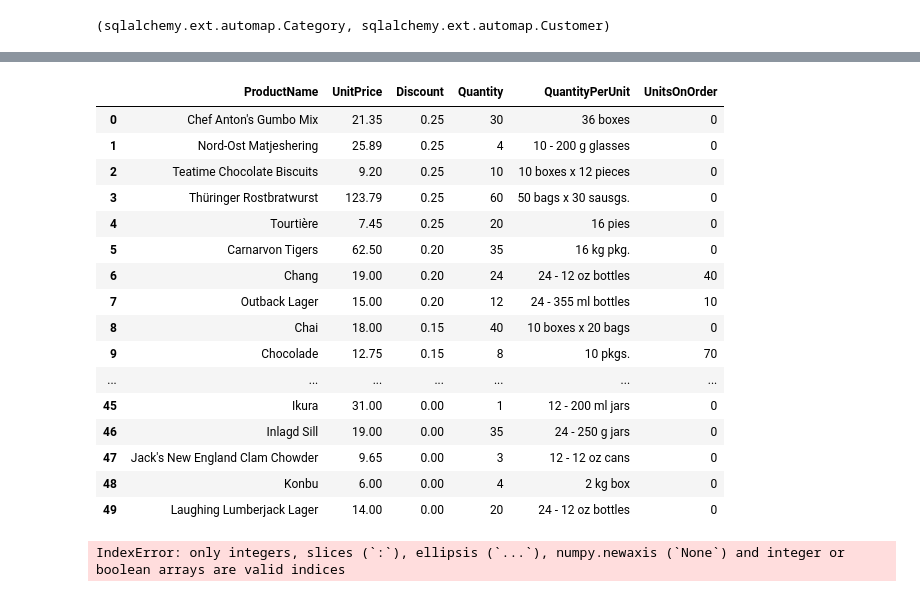
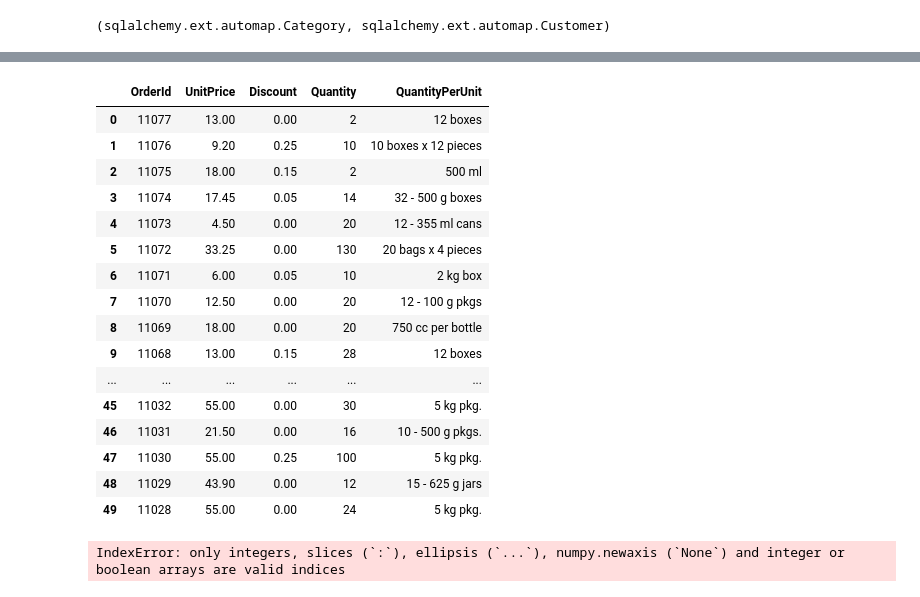
Before and after one commit to pawoody/dsc-2-final-project-online-ds-ft-041519, a Jupyter notebook: Mod 2 Project.ipynb, the cells around one changed output, grey strips where cells are left out. Saved outputs shown, nothing was run; the diff lists cells and outputs as text; code cells hidden in the pictures.

```diff
--- a/Mod 2 Project.ipynb
+++ b/Mod 2 Project.ipynb
@@ -1090,10 +1463,10 @@ Product Name: Lakkalikööri
 Product Name: Original Frankfurter grüne Soße
  Category Name: Condiments
 # %%
-df_discounts = pd.read_sql_query("""SELECT p.ProductName, o.UnitPrice, o.Discount, o.Quantity, p.QuantityPerUnit, p.UnitsonOrder FROM [OrderDetail] o \
+df_discounts = pd.read_sql_query("""SELECT o.OrderId, o.UnitPrice, o.Discount, o.Quantity, p.QuantityPerUnit FROM [OrderDetail] o \
                     INNER JOIN Product p on o.ProductId = p.ID
-                    GROUP BY p.ProductName
-                    ORDER BY o.Discount DESC;""", engine)
+                    GROUP BY o.OrderId
+                    ORDER BY o.OrderId DESC;""", engine)
 
 df_discounts.head(50)
 # %% [output]
@@ -1104,20 +1477,20 @@ df_discounts.head(50)
-|  | ProductName | UnitPrice | Discount | Quantity | QuantityPerUnit | UnitsOnOrder |
-| 0 | Chef Anton's Gumbo Mix | 21.35 | 0.25 | 30 | 36 boxes | 0 |
-| 1 | Nord-Ost Matjeshering | 25.89 | 0.25 | 4 | 10 - 200 g glasses | 0 |
-| 2 | Teatime Chocolate Biscuits | 9.20 | 0.25 | 10 | 10 boxes x 12 pieces | 0 |
-| 3 | Thüringer Rostbratwurst | 123.79 | 0.25 | 60 | 50 bags x 30 sausgs. | 0 |
-| 4 | Tourtière | 7.45 | 0.25 | 20 | 16 pies | 0 |
-| 5 | Carnarvon Tigers | 62.50 | 0.20 | 35 | 16 kg pkg. | 0 |
-| 6 | Chang | 19.00 | 0.20 | 24 | 24 - 12 oz bottles | 40 |
-| 7 | Outback Lager | 15.00 | 0.20 | 12 | 24 - 355 ml bottles | 10 |
-| 8 | Chai | 18.00 | 0.15 | 40 | 10 boxes x 20 bags | 0 |
-| 9 | Chocolade | 12.75 | 0.15 | 8 | 10 pkgs. | 70 |
-| ... | ... | ... | ... | ... | ... | ... |
-| 45 | Ikura | 31.00 | 0.00 | 1 | 12 - 200 ml jars | 0 |
-| 46 | Inlagd Sill | 19.00 | 0.00 | 35 | 24 - 250 g jars | 0 |
-| 47 | Jack's New England Clam Chowder | 9.65 | 0.00 | 3 | 12 - 12 oz cans | 0 |
-| 48 | Konbu | 6.00 | 0.00 | 4 | 2 kg box | 0 |
-| 49 | Laughing Lumberjack Lager | 14.00 | 0.00 | 20 | 24 - 12 oz bottles | 0 |
+|  | OrderId | UnitPrice | Discount | Quantity | QuantityPerUnit |
+| 0 | 11077 | 13.00 | 0.00 | 2 | 12 boxes |
+| 1 | 11076 | 9.20 | 0.25 | 10 | 10 boxes x 12 pieces |
+| 2 | 11075 | 18.00 | 0.15 | 2 | 500 ml |
+| 3 | 11074 | 17.45 | 0.05 | 14 | 32 - 500 g boxes |
+| 4 | 11073 | 4.50 | 0.00 | 20 | 12 - 355 ml cans |
+| 5 | 11072 | 33.25 | 0.00 | 130 | 20 bags x 4 pieces |
+| 6 | 11071 | 6.00 | 0.05 | 10 | 2 kg box |
+| 7 | 11070 | 12.50 | 0.00 | 20 | 12 - 100 g pkgs |
+| 8 | 11069 | 18.00 | 0.00 | 20 | 750 cc per bottle |
+| 9 | 11068 | 13.00 | 0.15 | 28 | 12 boxes |
+| ... | ... | ... | ... | ... | ... |
+| 45 | 11032 | 55.00 | 0.00 | 30 | 5 kg pkg. |
+| 46 | 11031 | 21.50 | 0.00 | 16 | 10 - 500 g pkgs. |
+| 47 | 11030 | 55.00 | 0.25 | 100 | 5 kg pkg. |
+| 48 | 11029 | 43.90 | 0.00 | 12 | 15 - 625 g jars |
+| 49 | 11028 | 55.00 | 0.00 | 24 | 5 kg pkg. |
 # %%
 x = df_discounts.Discount.values
 y = df_discounts.UnitsOnOrder.values
```
Also changed, not shown: parts of 51 cells of this notebook, 1 other file.
